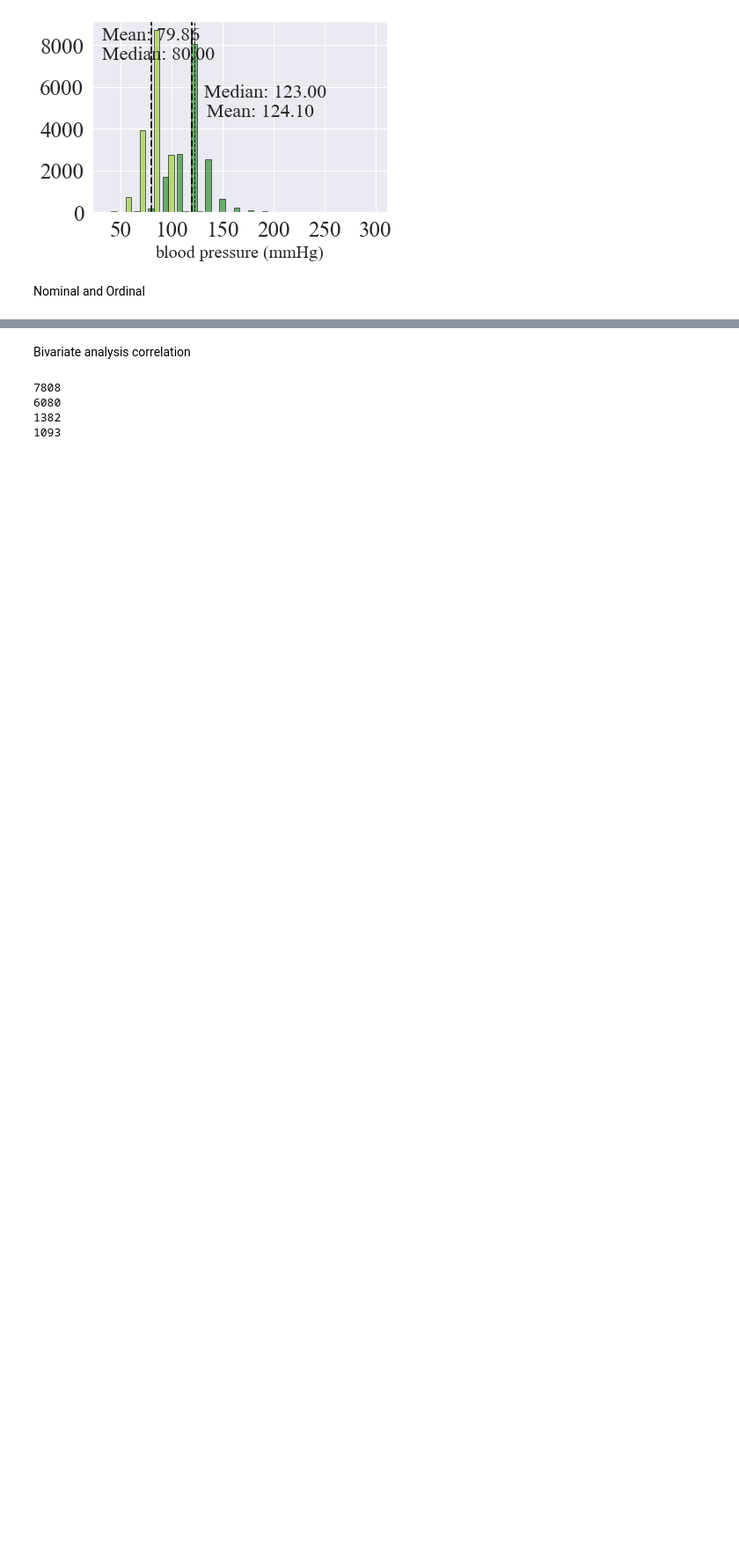
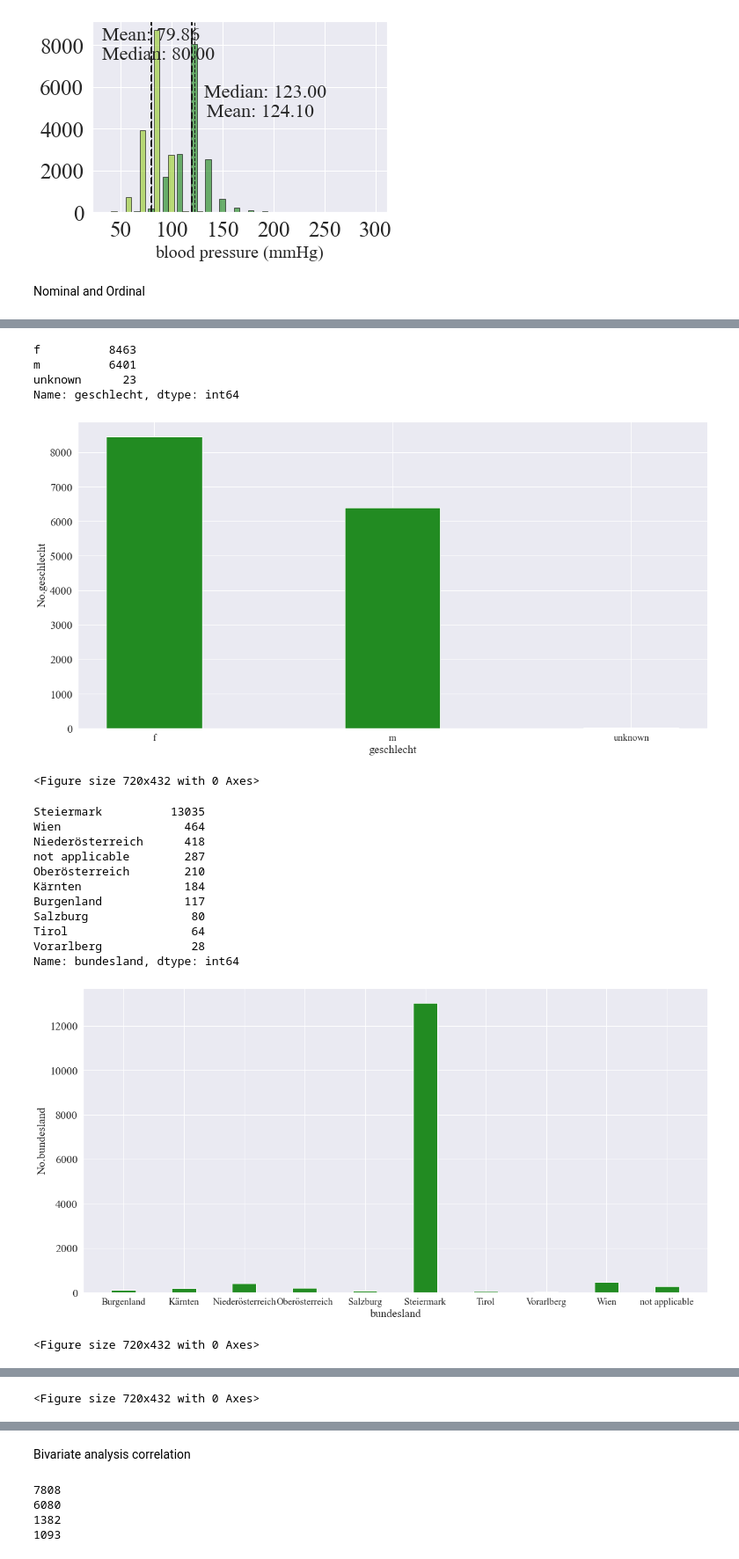
Before and after one commit to farrukh-ahmed/Case-Studies---Project-1, a Jupyter notebook: Notebooks/Project1-descriptive-data-analysis-Amirreza.ipynb, the cells around one changed output, grey strips where cells are left out. Shown at 88% size. Saved outputs shown, nothing was run; the diff lists cells and outputs as text; code cells hidden in the pictures; blank space fills up the shorter version.

```diff
--- a/Notebooks/Project1-descriptive-data-analysis-Amirreza.ipynb
+++ b/Notebooks/Project1-descriptive-data-analysis-Amirreza.ipynb
@@ -401,0 +312,56 @@ Name: befinden, dtype: Int64
+# %%
+def bar_plt(col):
+    print(data_df[col].value_counts())
+    data_df[col] = data_df[col].astype(str)
+    values, counts = np.unique(data_df[col], return_counts=True)
+    plt.bar(values, counts, color =PLOT_COLOR,
+            width = 0.4)
+
+    plt.xlabel(col, fontsize=20)
+    plt.ylabel("No." + col, fontsize=20)
+    plt.xticks(fontsize=17)
+    plt.yticks(fontsize=20)
+    plt.figure(figsize=(10,6))
+    # plt.title("Bar plot of sex distribution")
+    plt.savefig(os.path.join(PLOT_DIR_NAME, col + "distribution_Bar.pdf"), dpi=180, bbox_inches='tight')
+    plt.show()
+
+# creating the bar plot Genders
+
+bar_plt('geschlecht')
+
+# creating the bar plot states
+
+bar_plt('bundesland')
+
+# creating the bar plot smoking
+
+bar_plt('raucher')
+
+bar_plt('cholesterin_bekannt')
+
+bar_plt('in_behandlung')
+
+# creating the bar plot Genders
+
+bar_plt('befinden')
+# %% [output]
+f          8463
+m          6401
+unknown      23
+Name: geschlecht, dtype: int64
+[figure, added]
+<Figure size 720x432 with 0 Axes>
+Steiermark          13035
+Wien                  464
+Niederösterreich      418
+not applicable        287
+Oberösterreich        210
+Kärnten               184
+Burgenland            117
+Salzburg               80
+Tirol                  64
+Vorarlberg             28
+Name: bundesland, dtype: int64
+[figure, added]
+<Figure size 720x432 with 0 Axes>
@@ -401,0 +373 @@ Name: befinden, dtype: Int64
+<Figure size 720x432 with 0 Axes>
```
Also changed, not shown: parts of 18 cells of this notebook, 20 other files.
